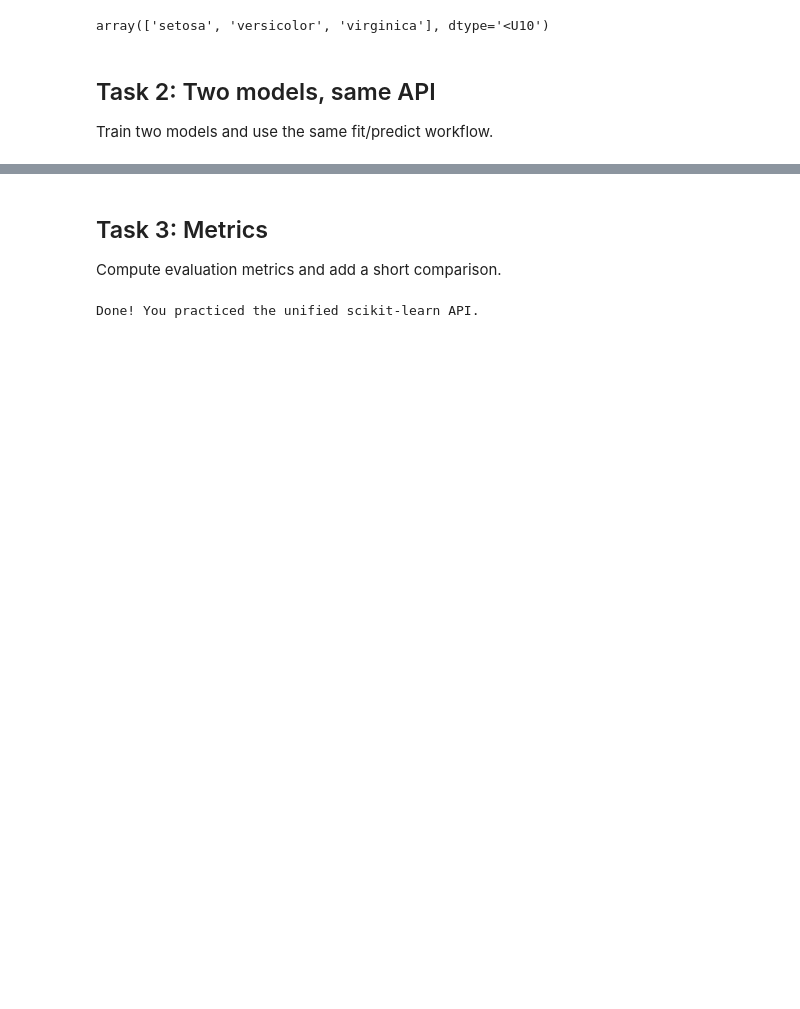
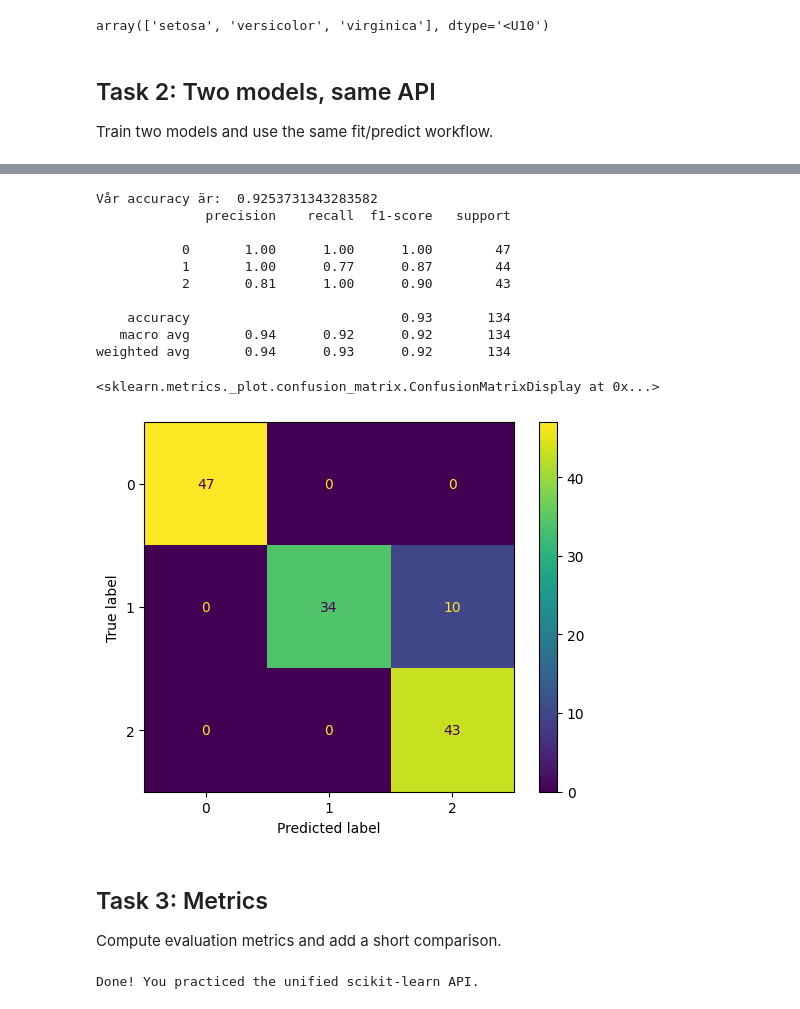
Before and after one commit to AndreasFurth/ML-Frameworks, a Jupyter notebook: L4/L4_assignment_CLASSROOM.ipynb, the cells around one changed output, grey strips where cells are left out. Drawn from its saved outputs; the diff is of its cells as text; code cells hidden in the pictures; blank space fills up the shorter version.

```diff
--- a/L4/L4_assignment_CLASSROOM.ipynb
+++ b/L4/L4_assignment_CLASSROOM.ipynb
@@ -197,2 +238,32 @@ Train two models and use the same fit/predict workflow.
 # %%
 # TODO: Train SVC (classification) OR Ridge (regression)
+
+# Vi skapar en extra klassifikationsmodell för att kunna jämföra olika
+# I ML överlag, är detta väldigt vanligt, och nästan nödvändigt
+# Vi brukar träna många modeller med samma syfte, sen jämför vi
+from sklearn.svm import SVC
+
+svc = SVC()
+
+# Vi gör samma steg som ovan (för LogReg)
+svc.fit(X_train, y_train)
+y_pred_svc = svc.predict(X_test)
+
+print("Vår accuracy är: ", accuracy_score(y_test, y_pred_svc))
+print(classification_report(y_test, y_pred_svc))
+
+confusion_matrix3=confusion_matrix(y_test,y_pred_svc)
+ConfusionMatrixDisplay(confusion_matrix3).plot()
+# %% [output]
+Vår accuracy är:  0.9253731343283582
+              precision    recall  f1-score   support
+
+           0       1.00      1.00      1.00        47
+           1       1.00      0.77      0.87        44
+           2       0.81      1.00      0.90        43
+
+    accuracy                           0.93       134
+   macro avg       0.94      0.92      0.92       134
+weighted avg       0.94      0.93      0.92       134
+<sklearn.metrics._plot.confusion_matrix.ConfusionMatrixDisplay at 0x...>
+[figure, added]
```
Also changed, not shown: parts of 9 cells of this notebook.
